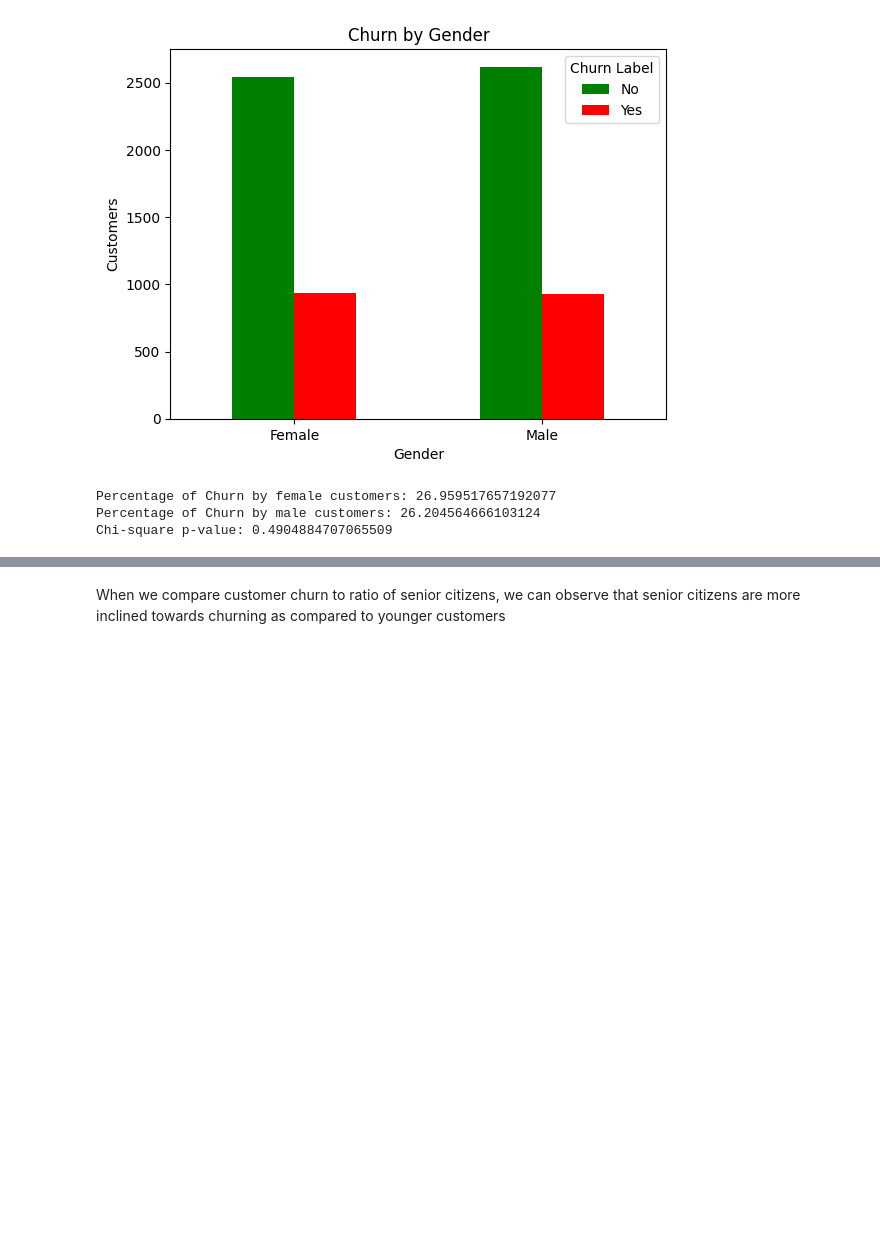
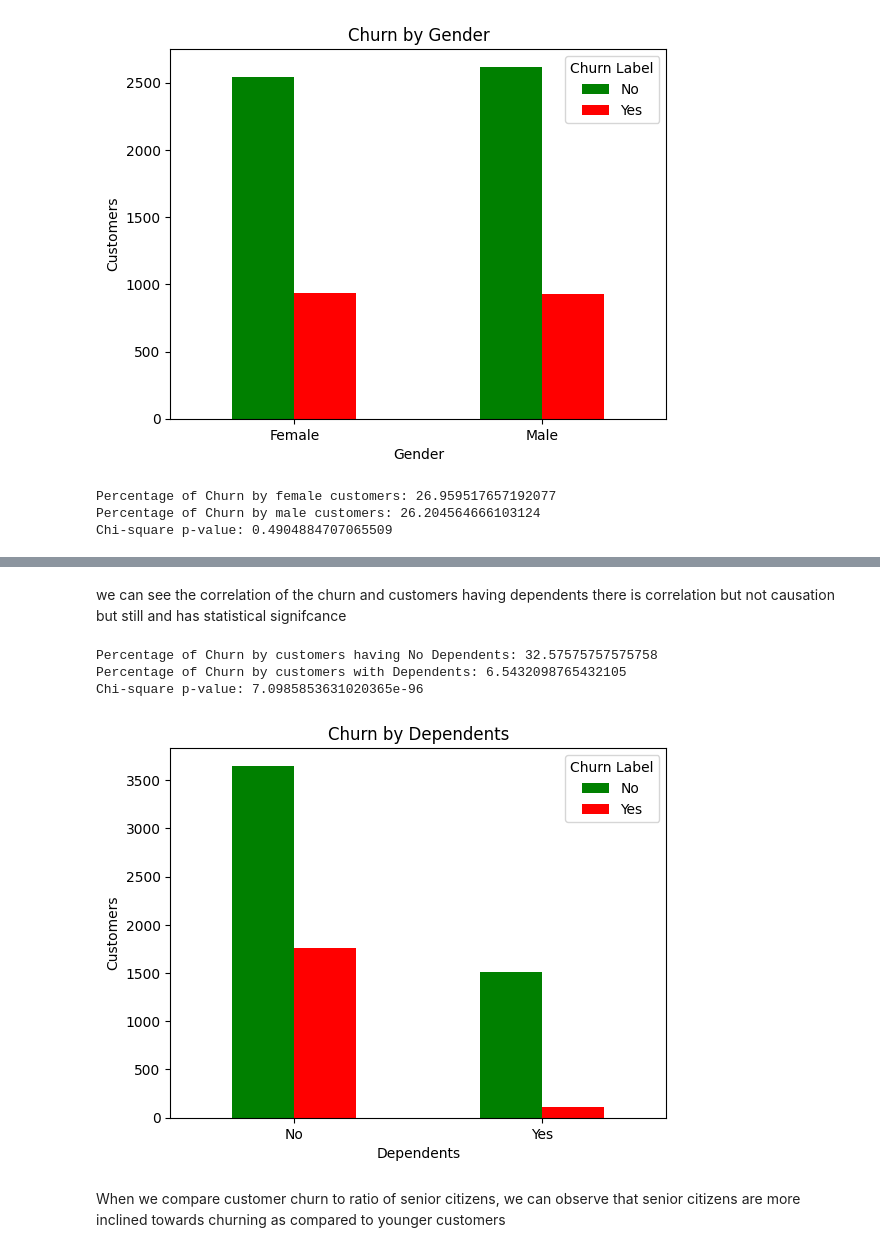
Before and after one commit to Zia-Ul-Hasan/Churn-Prediction-IBM-telco, a Jupyter notebook: EDA_Churn.ipynb, the cells around one changed output, grey strips where cells are left out. Saved outputs shown, nothing was run; the diff lists cells and outputs as text; code cells hidden in the pictures; blank space fills up the shorter version.

```diff
--- a/EDA_Churn.ipynb
+++ b/EDA_Churn.ipynb
@@ -100,3 +127,28 @@ Chi-square p-value: 0.4904884707065509
+# %% [markdown]
+we can see the correlation of the churn and customers having dependents there is correlation but not causation but still  and has statistical signifcance
+# %%
+churn_by_dependents=pd.crosstab(df["Dependents"],df["Churn Label"])
+nd=churn_by_dependents.loc['No','No']
+yd=churn_by_dependents.loc['Yes','No']
+nd_churn=churn_by_dependents.loc['No','Yes']
+yd_churn=churn_by_dependents.loc['Yes','Yes']
+nd_churn=(nd_churn/(nd_churn+nd))*100
+yd_churn=(yd_churn/(yd+yd_churn))*100
+churn_by_dependents.plot(kind='bar',stacked=False,color=['green','red'])
+plt.title('Churn by Dependents')
+plt.xlabel('Dependents')
+plt.xticks(rotation=360)
+plt.ylabel('Customers')
+print(f"Percentage of Churn by customers having No Dependents: {nd_churn}")
+print(f"Percentage of Churn by customers with Dependents: {yd_churn}")
+contingency = churn_by_dependents
+chi, p, dof, ex = chi2_contingency(contingency)
+print("Chi-square p-value:", p)
+# %% [output]
+Percentage of Churn by customers having No Dependents: 32.57575757575758
+Percentage of Churn by customers with Dependents: 6.5432098765432105
+Chi-square p-value: 7.0985853631020365e-96
+[figure, added]
 # %% [markdown]
 When we compare customer churn to ratio  of senior citizens, we can observe that senior citizens are more inclined towards churning as compared to younger customers
 # %%
```
Also changed, not shown: parts of 2 cells of this notebook.
